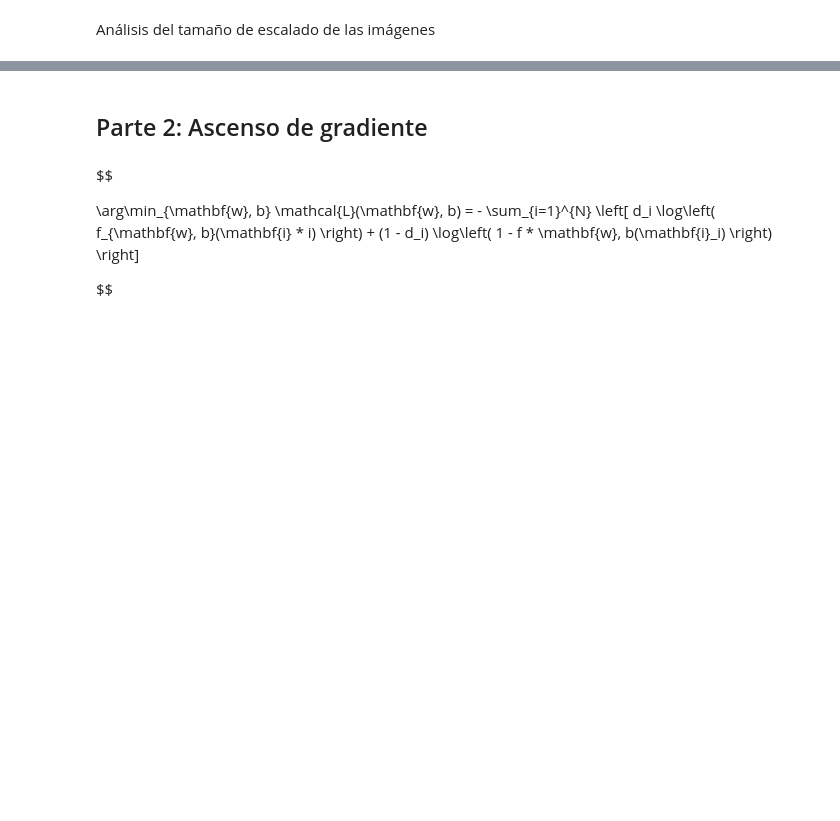
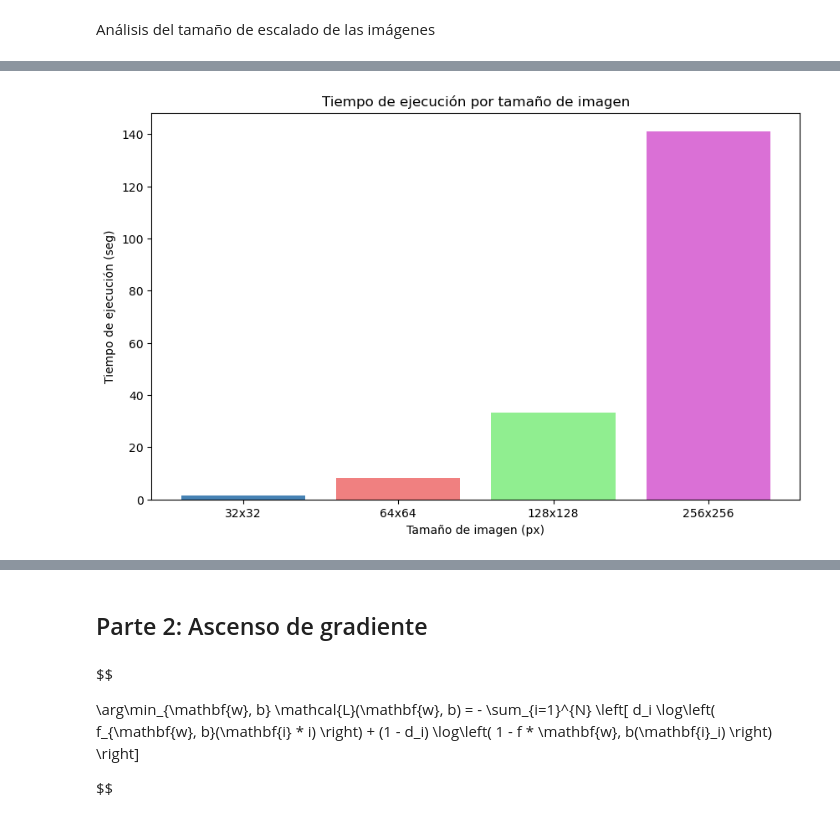
Before and after one commit to seremare9/TP2metodos, a Jupyter notebook: gd.ipynb, the cells around one changed output, grey strips where cells are left out. Drawn from its saved outputs; the diff is of its cells as text; code cells hidden in the pictures; blank space fills up the shorter version.

```diff
--- a/gd.ipynb
+++ b/gd.ipynb
@@ -512,0 +424,13 @@ ValueError: matmul: Input operand 1 has a mismatch in its core dimension 0, with
+# %%
+# Tiempo de ejecución según el tamaño de imagen
+plt.figure(figsize=(10, 6))
+plt.bar([f'{size[0]}x{size[1]}' for size in sizes], times, color=['steelblue', 'lightcoral', 'lightgreen', 'orchid'])
+
+
+plt.xlabel('Tamaño de imagen (px)')
+plt.ylabel('Tiempo de ejecución (seg)')
+plt.title('Tiempo de ejecución por tamaño de imagen')
+plt.grid(True)
+plt.show()
+# %% [output]
+[figure, added]
```
Also changed, not shown: parts of 23 cells of this notebook.
